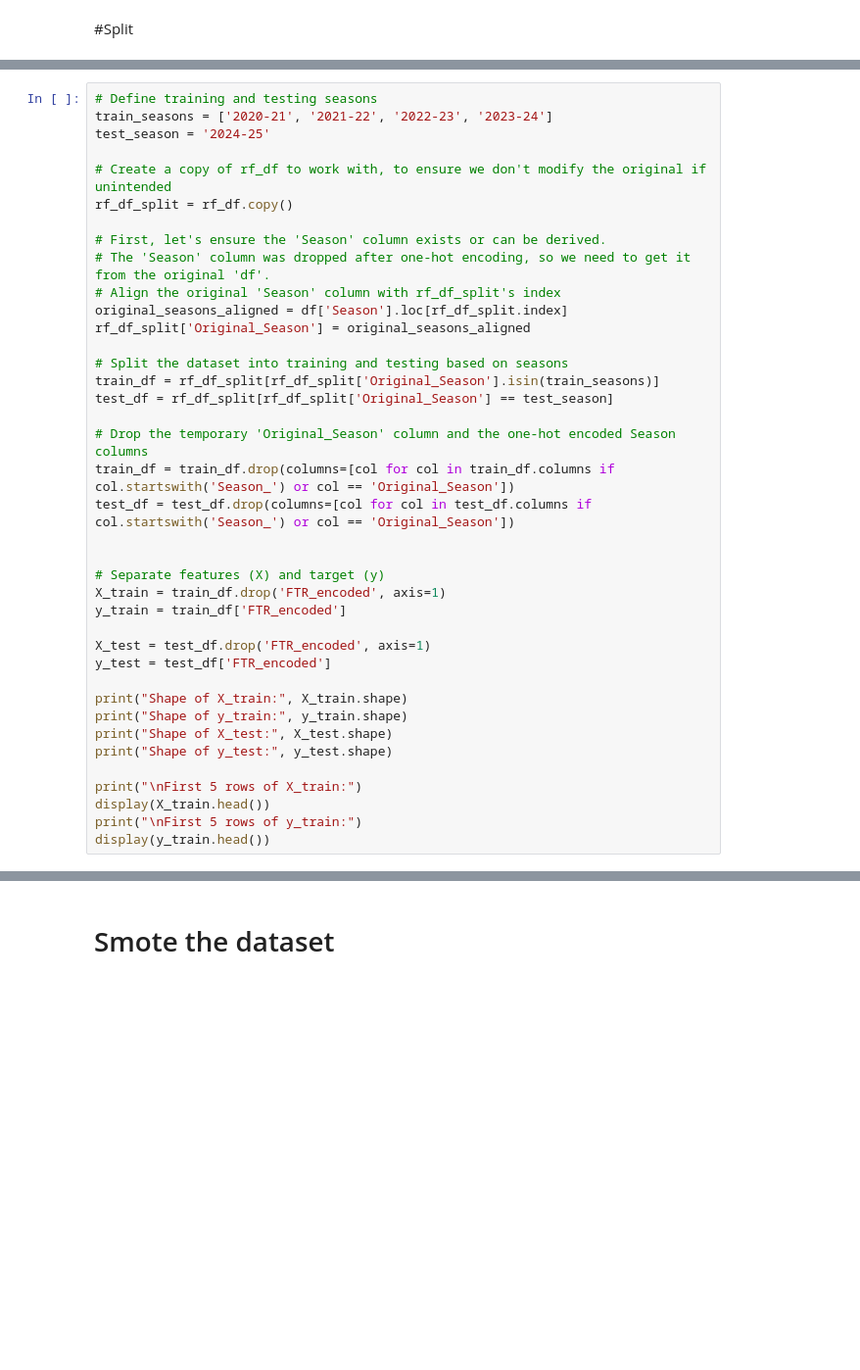
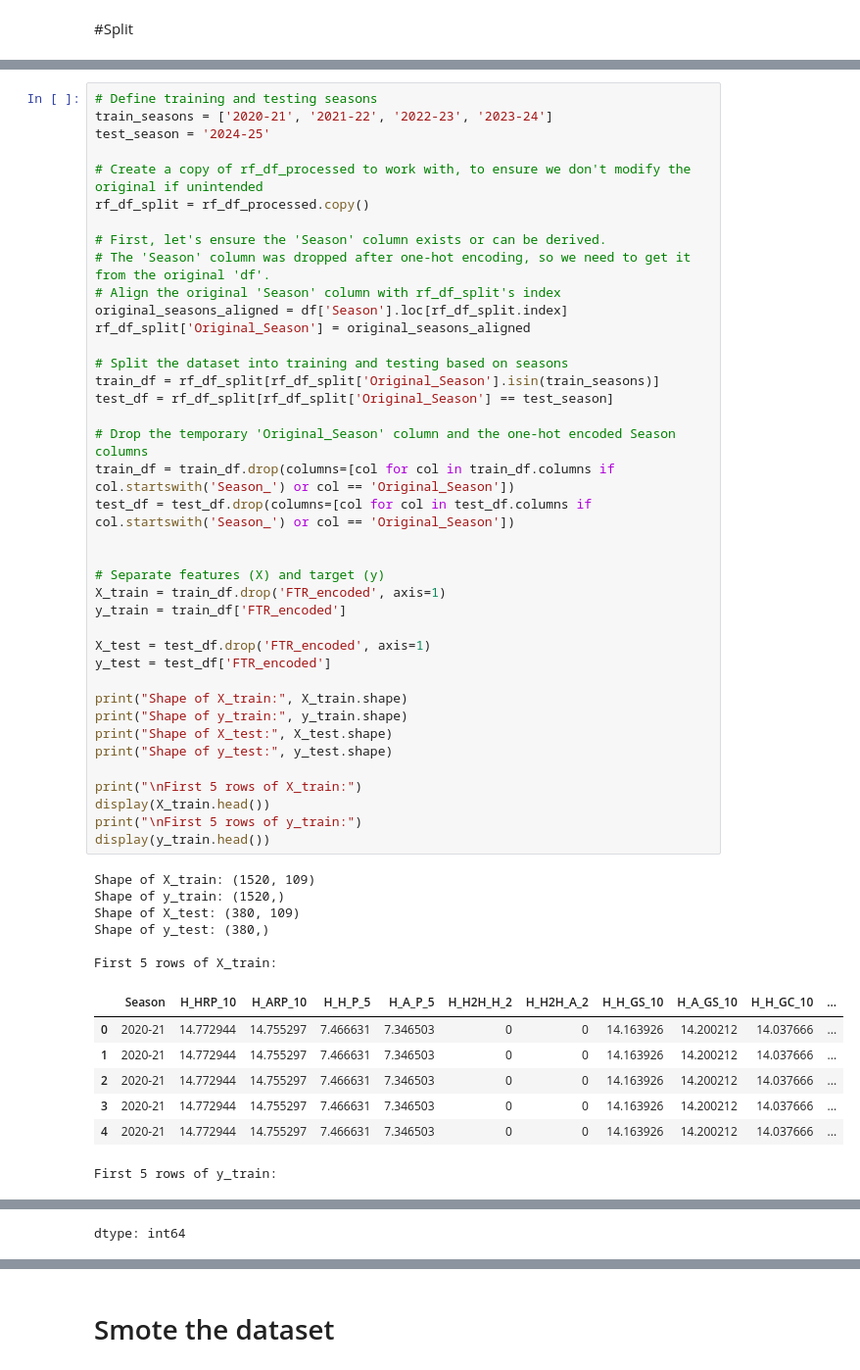
Before and after one commit to venti-sei/Bet26, a Jupyter notebook: random_forest_classification_New.ipynb, the cells around one changed output, grey strips where cells are left out. Shown at 98% size. Drawn from its saved outputs; the diff is of its cells as text; blank space fills up the shorter version.

```diff
--- a/random_forest_classification_New.ipynb
+++ b/random_forest_classification_New.ipynb
@@ -1133,37 +1207,51 @@ print(rf_df['Season'].unique())
 train_seasons = ['2020-21', '2021-22', '2022-23', '2023-24']
 test_season = '2024-25'
 
-# Create a copy of rf_df to work with, to ensure we don't modify the original if unintended
-rf_df_split = rf_df.copy()
+# Create a copy of rf_df_processed to work with, to ensure we don't modify the original if unintended
+rf_df_split = rf_df_processed.copy()
 
 # First, let's ensure the 'Season' column exists or can be derived.
 # The 'Season' column was dropped after one-hot encoding, so we need to get it from the original 'df'.
 # Align the original 'Season' column with rf_df_split's index
 original_seasons_aligned = df['Season'].loc[rf_df_split.index]
 rf_df_split['Original_Season'] = original_seasons_aligned
 
 # Split the dataset into training and testing based on seasons
 train_df = rf_df_split[rf_df_split['Original_Season'].isin(train_seasons)]
 test_df = rf_df_split[rf_df_split['Original_Season'] == test_season]
 
 # Drop the temporary 'Original_Season' column and the one-hot encoded Season columns
 train_df = train_df.drop(columns=[col for col in train_df.columns if col.startswith('Season_') or col == 'Original_Season'])
 test_df = test_df.drop(columns=[col for col in test_df.columns if col.startswith('Season_') or col == 'Original_Season'])
 
 
 # Separate features (X) and target (y)
 X_train = train_df.drop('FTR_encoded', axis=1)
 y_train = train_df['FTR_encoded']
 
 X_test = test_df.drop('FTR_encoded', axis=1)
 y_test = test_df['FTR_encoded']
 
 print("Shape of X_train:", X_train.shape)
 print("Shape of y_train:", y_train.shape)
 print("Shape of X_test:", X_test.shape)
 print("Shape of y_test:", y_test.shape)
 
 print("\nFirst 5 rows of X_train:")
 display(X_train.head())
 print("\nFirst 5 rows of y_train:")
 display(y_train.head())
+# %% [output]
+Shape of X_train: (1520, 109)
+Shape of y_train: (1520,)
+Shape of X_test: (380, 109)
+Shape of y_test: (380,)
+
+First 5 rows of X_train:
+|  | Season | H_HRP_10 | H_ARP_10 | H_H_P_5 | H_A_P_5 | H_H2H_H_2 | H_H2H_A_2 | H_H_GS_10 | H_A_GS_10 | H_H_GC_10 | ... |
+| 0 | 2020-21 | 14.772944 | 14.755297 | 7.466631 | 7.346503 | 0 | 0 | 14.163926 | 14.200212 | 14.037666 | ... |
+| 1 | 2020-21 | 14.772944 | 14.755297 | 7.466631 | 7.346503 | 0 | 0 | 14.163926 | 14.200212 | 14.037666 | ... |
+| 2 | 2020-21 | 14.772944 | 14.755297 | 7.466631 | 7.346503 | 0 | 0 | 14.163926 | 14.200212 | 14.037666 | ... |
+| 3 | 2020-21 | 14.772944 | 14.755297 | 7.466631 | 7.346503 | 0 | 0 | 14.163926 | 14.200212 | 14.037666 | ... |
+| 4 | 2020-21 | 14.772944 | 14.755297 | 7.466631 | 7.346503 | 0 | 0 | 14.163926 | 14.200212 | 14.037666 | ... |
+First 5 rows of y_train:
@@ -1170,3 +1264,4 @@ display(y_train.head())
+dtype: int64
 # %%
 # Drop the 'Season' column from X_train and X_test
 # Check if 'Season' column exists before dropping to avoid errors
```
Also changed, not shown: parts of 43 cells of this notebook.
